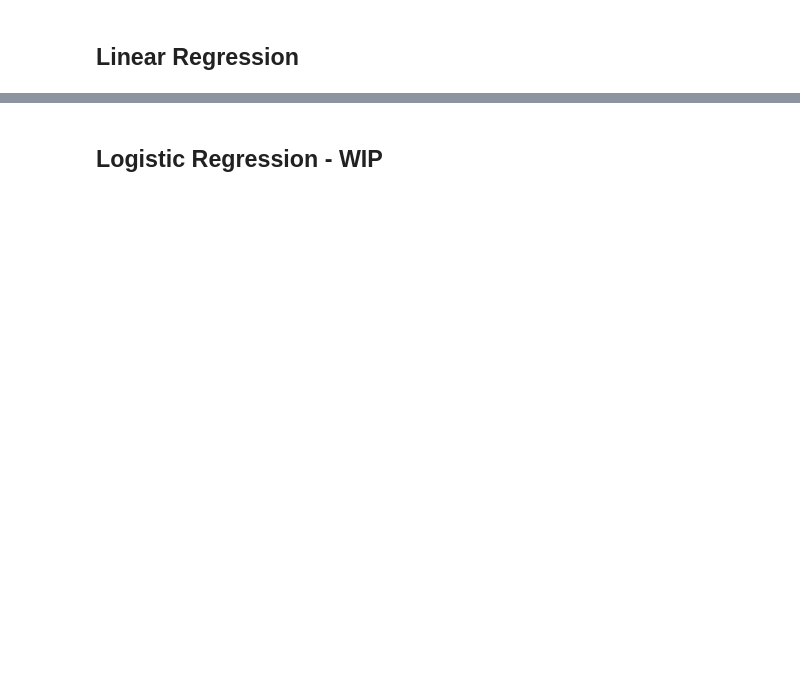
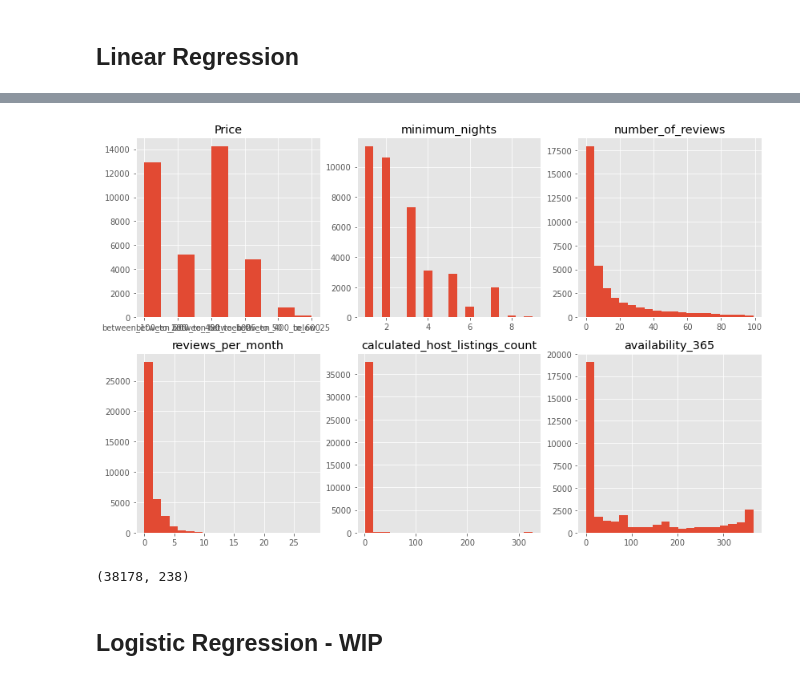
Before and after one commit to seanybarra/Data-Product-on-NYC-Airbnb, a Jupyter notebook: AB_NYC_Price_Prediction.ipynb, the cells around one changed output, grey strips where cells are left out. Saved outputs shown, nothing was run; the diff lists cells and outputs as text; code cells hidden in the pictures; blank space fills up the shorter version.

```diff
--- a/AB_NYC_Price_Prediction.ipynb
+++ b/AB_NYC_Price_Prediction.ipynb
@@ -206,0 +562,19 @@ print(predict_price)
+# %%
+def change_price(price):
+    if price <= 25:
+        return "below_25"
+    elif price <= 50:
+        return "between_25_to_50"
+    elif price <= 100:
+        return "between_50_to_100"
+    elif price <= 200:
+        return "between_100_to_200"
+    elif price <= 400:
+        return "between_200_to_400"
+    else:
+        return "between_400_to_600"
+
+
+original_df['price'] = original_df['price'].apply(lambda x: change_price(x))
+
+original_df.head()
@@ -207,2 +589,32 @@ print(predict_price)
+# %%
+fig = plt.figure(figsize=(14,14))
+ax1 = fig.add_subplot(3,3,1)
+ax2 = fig.add_subplot(3,3,2)
+ax3 = fig.add_subplot(3,3,3)
+ax4 = fig.add_subplot(3,3,4)
+ax5 =fig.add_subplot(3,3,5)
+ax6 = fig.add_subplot(3,3,6)
+
+ax1.hist(original_df.price,)
+ax1.set_title("Price")
+
+
+ax2.hist(original_df.minimum_nights,bins = 20)
+ax2.set_title("minimum_nights")
+ax3.hist(original_df.number_of_reviews,bins = 20)
+ax3.set_title("number_of_reviews")
+ax4.hist(original_df.reviews_per_month,bins = 20)
+ax4.set_title("reviews_per_month")
+ax5.hist(original_df.calculated_host_listings_count,bins = 20)
+ax5.set_title("calculated_host_listings_count")
+ax6.hist(original_df.availability_365,bins = 20)
+ax6.set_title("availability_365")
+plt.show()
+# %% [output]
+[figure, added]
+# %%
+original_df.shape
+# %% [output]
+(38178, 238)
 # %% [markdown]
 ## Logistic Regression - WIP
```
Also changed, not shown: parts of 40 cells of this notebook.
